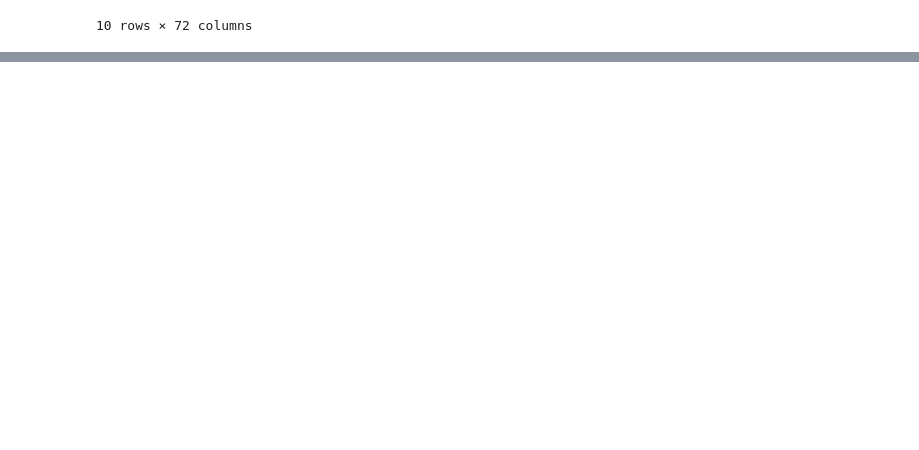
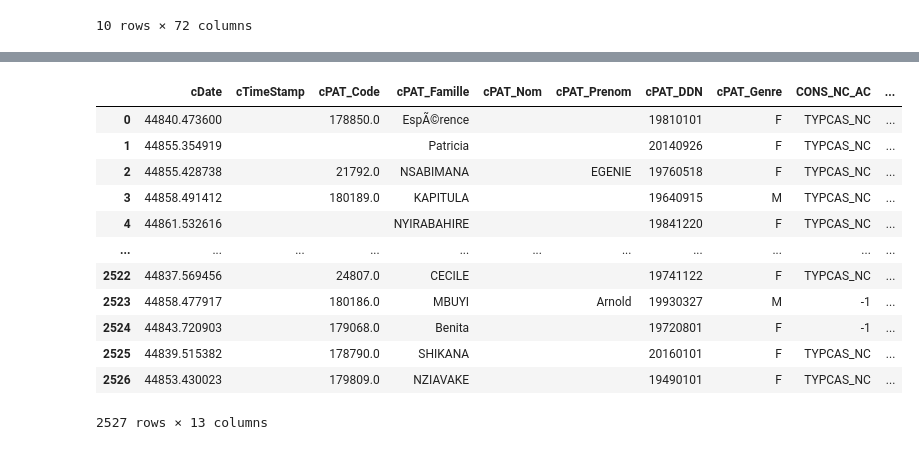
Before and after one commit to guillainbisimwa/hpnk-indicateurs, a Jupyter notebook: Triage.ipynb, the cells around one changed output, grey strips where cells are left out. Saved outputs shown, nothing was run; the diff lists cells and outputs as text; code cells hidden in the pictures; blank space fills up the shorter version.

```diff
--- a/Triage.ipynb
+++ b/Triage.ipynb
@@ -220 +220,19 @@ d
   ...]}
+# %%
+dfinal = pd.DataFrame(data=d)
+# %%
+dfinal
+# %% [output]
+|  | cDate | cTimeStamp | cPAT_Code | cPAT_Famille | cPAT_Nom | cPAT_Prenom | cPAT_DDN | cPAT_Genre | CONS_NC_AC | ... |
+| 0 | 44840.473600 |  | 178850.0 | EspÃ©rence |  |  | 19810101 | F | TYPCAS_NC | ... |
+| 1 | 44855.354919 |  |  | Patricia |  |  | 20140926 | F | TYPCAS_NC | ... |
+| 2 | 44855.428738 |  | 21792.0 | NSABIMANA |  | EGENIE | 19760518 | F | TYPCAS_NC | ... |
+| 3 | 44858.491412 |  | 180189.0 | KAPITULA |  |  | 19640915 | M | TYPCAS_NC | ... |
+| 4 | 44861.532616 |  |  | NYIRABAHIRE |  |  | 19841220 | F | TYPCAS_NC | ... |
+| ... | ... | ... | ... | ... | ... | ... | ... | ... | ... | ... |
+| 2522 | 44837.569456 |  | 24807.0 | CECILE |  |  | 19741122 | F | TYPCAS_NC | ... |
+| 2523 | 44858.477917 |  | 180186.0 | MBUYI |  | Arnold | 19930327 | M | -1 | ... |
+| 2524 | 44843.720903 |  | 179068.0 | Benita |  |  | 19720801 | F | -1 | ... |
+| 2525 | 44839.515382 |  | 178790.0 | SHIKANA |  |  | 20160101 | F | TYPCAS_NC | ... |
+| 2526 | 44853.430023 |  | 179809.0 | NZIAVAKE |  |  | 19490101 | F | TYPCAS_NC | ... |
+2527 rows × 13 columns
```
Also changed, not shown: parts of 10 cells of this notebook, 2 other files.
